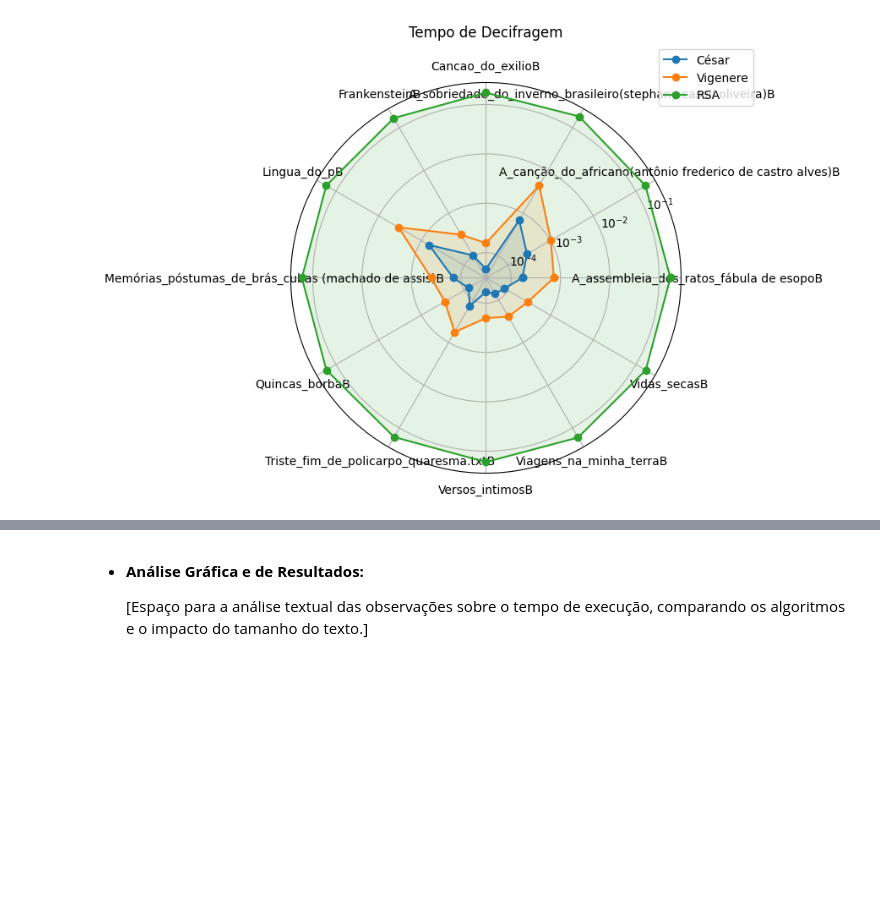
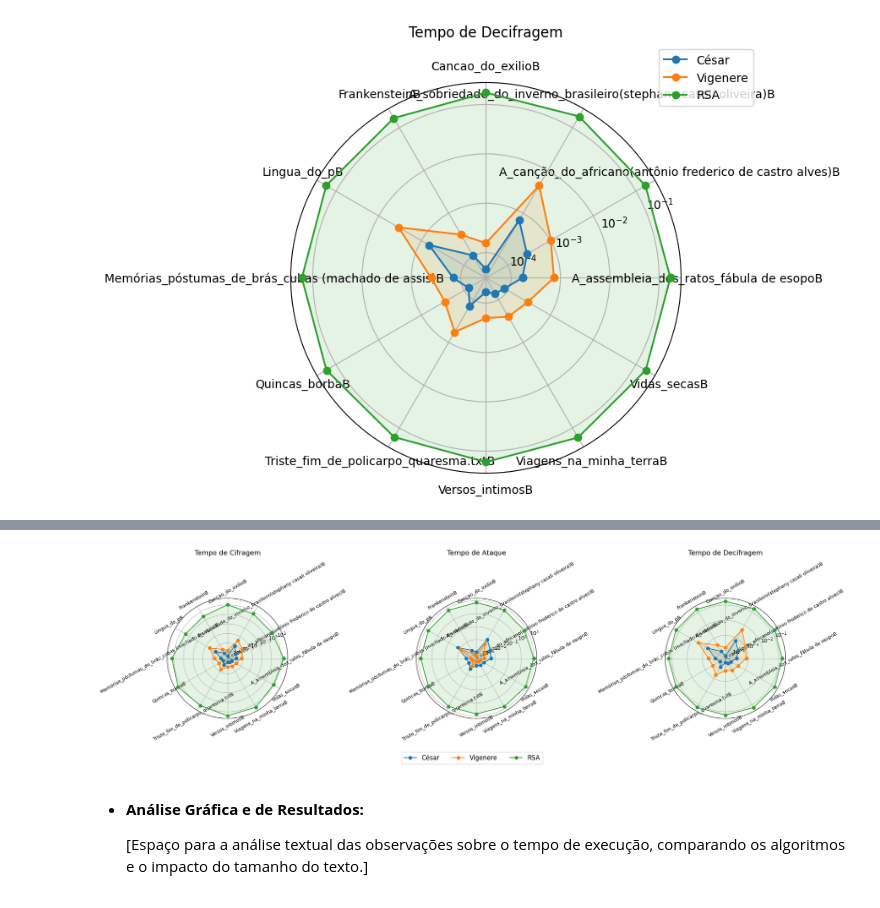
Before and after one commit to RaphaellaRoma/Criptoataques, a Jupyter notebook: criptoataques.ipynb, the cells around one changed output, grey strips where cells are left out. Cells and saved outputs as stored; diff of their text form; code cells hidden in the pictures; blank space fills up the shorter version.

```diff
--- a/criptoataques.ipynb
+++ b/criptoataques.ipynb
@@ -583,3 +618,55 @@ plot_radar(comparacao)
+# %%
+import numpy as np
+import matplotlib.pyplot as plt
+
+def plot_polar_todos_lado_a_lado_rotulos_inclinados(comparacao):
+
+    metricas = [
+        ("tempo_cifra",  "Tempo de Cifragem"),
+        ("tempo_ataque", "Tempo de Ataque"),
+        ("tempo_decifra","Tempo de Decifragem")
+    ]
+
+    tamanhos = sorted(list(next(iter(comparacao.values())).keys()))
+    n = len(tamanhos)
+
+    angulos = np.linspace(0, 2 * np.pi, n, endpoint=False)
+    angulos_full = np.concatenate([angulos, [angulos[0]]])
+
+    fig, axs = plt.subplots(1, 3, figsize=(20, 6), subplot_kw=dict(polar=True))
+
+    for ax, (metrica, titulo) in zip(axs, metricas):
+
+        for alg, textos_alg in comparacao.items():
+            valores = [textos_alg[t][metrica] for t in tamanhos]
+            valores = valores + [valores[0]]
+
+            ax.plot(angulos_full, valores, marker='o', label=alg)
+            ax.fill(angulos_full, valores, alpha=0.12)
+
+        # Escala log
+        ax.set_rscale("log")
+
+        # Rótulos angulares com inclinação
+        ax.set_xticks(angulos)
+        ax.set_xticklabels([f"{t}B" for t in tamanhos], fontsize=9)
+        ax.tick_params(axis='x', labelrotation=30)  # <<< inclinação
+
+        ax.set_title(titulo, pad=12, fontsize=13)
+
+        # deixar circular e grande
+        ax.set_aspect("equal", adjustable="box")
+        ax.set_anchor("C")
+
+    # Legenda abaixo da figura
+    handles, labels = axs[0].get_legend_handles_labels()
+    fig.legend(handles, labels, loc="lower center", ncol=3, fontsize=12)
+
+    plt.tight_layout(rect=[0, 0.07, 1, 1])
+    plt.show()
+plot_polar_todos_lado_a_lado_rotulos_inclinados(comparacao)
+# %% [output]
+[figure, added]
 # %% [markdown]
 *   **Análise Gráfica e de Resultados:**
 
```
Also changed, not shown: parts of 3 cells of this notebook.
